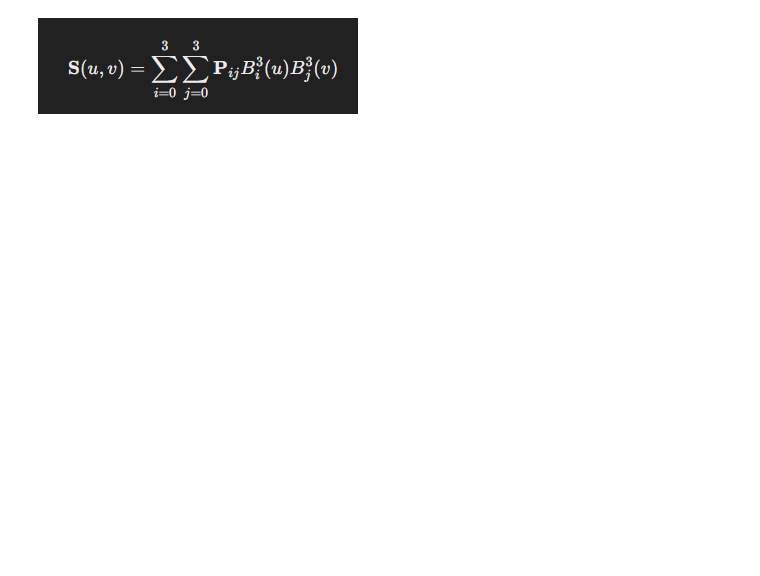
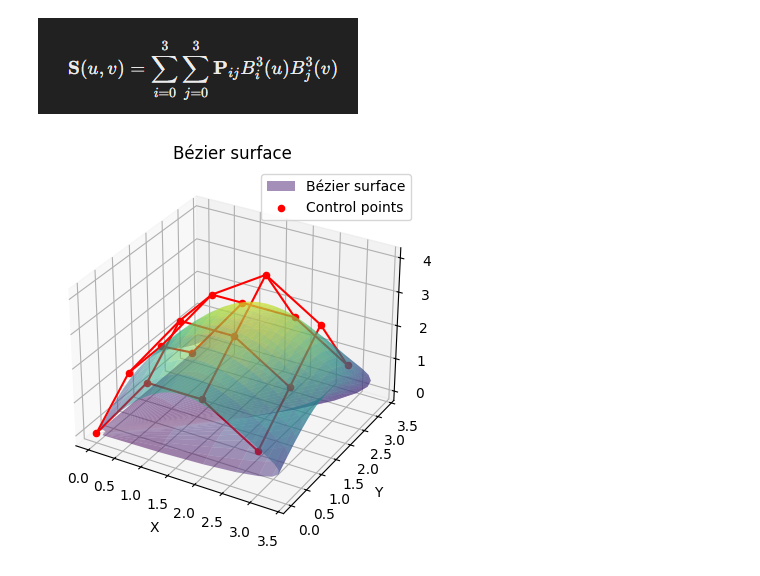
Before and after one commit to Nuwantha005/Beizer-Curves-trbogen, a Jupyter notebook: BiCubic.ipynb, the cells around one changed output. Cells and saved outputs as stored; diff of their text form; code cells hidden in the pictures; blank space fills up the shorter version.

```diff
--- a/BiCubic.ipynb
+++ b/BiCubic.ipynb
@@ -34,6 +34,95 @@ surface_points = np.array([
     bezier_surface(u, v, control_points)
     for u in u_vals for v in v_vals
 ]).reshape((20, 20, 3))
+# %%
+import numpy as np
+from mpl_toolkits.mplot3d import Axes3D
+import matplotlib.pyplot as plt
+
+# Define B-spline basis function
+def b_spline_basis(i, k, t, knots):
+    if k == 0:
+        return 1.0 if knots[i] <= t < knots[i+1] else 0.0
+    else:
+        denom1 = knots[i+k] - knots[i]
+        denom2 = knots[i+k+1] - knots[i+1]
+        term1 = ((t - knots[i]) / denom1) * b_spline_basis(i, k-1, t, knots) if denom1 > 0 else 0
+        term2 = ((knots[i+k+1] - t) / denom2) * b_spline_basis(i+1, k-1, t, knots) if denom2 > 0 else 0
+        return term1 + term2
+
+# Compute B-spline surface point
+def b_spline_surface(u, v, control_points, knots_u, knots_v, degree_u, degree_v):
+    m, n, _ = control_points.shape
+    S = np.zeros(3)
+    for i in range(m):
+        for j in range(n):
+            N_u = b_spline_basis(i, degree_u, u, knots_u)
+            N_v = b_spline_basis(j, degree_v, v, knots_v)
+            S += control_points[i, j] * N_u * N_v
+    return S
+
+# Control points (5x5 grid as an example)
+control_points = np.array([
+    [[0, 0, 0], [1, 0, 2], [2, 0, 2], [3, 0, 1], [4, 0, 0]],
+    [[0, 1, 1], [1, 1, 3], [2, 1, 3], [3, 1, 2], [4, 1, 1]],
+    [[0, 2, 1], [1, 2, 3], [2, 2, 4], [3, 2, 3], [4, 2, 1]],
+    [[0, 3, 0], [1, 3, 2], [2, 3, 2], [3, 3, 1], [4, 3, 0]],
+    [[0, 4, 0], [1, 4, 1], [2, 4, 1], [3, 4, 0], [4, 4, 0]],
+])
+
+# Knot vectors (uniform)
+#knots_u = [0, 0, 0, 0, 1, 2, 3, 3, 3, 3]
+#knots_v = [0, 0, 0, 0, 1, 2, 3, 3, 3, 3]
+
+#knots_u = [n for n in range (10)]
+#knots_v = [n for n in range (10)]
+
+knots_u = [0, 0, 0, 0, 1, 2, 3, 3, 3, 3]
+knots_v = [0, 0, 0, 0, 1, 2, 3, 3, 3, 3]
+
+# Degree of the spline
+degree_u = 3
+degree_v = 3
+
+# Sample the surface
+u_vals = np.linspace(knots_u[degree_u]+0.01, knots_u[-degree_u-1]-0.01, 30)
+v_vals = np.linspace(knots_v[degree_v]+0.01, knots_v[-degree_v-1]-0.01, 30)
+
+surface_points = np.array([
+    b_spline_surface(u, v, control_points, knots_u, knots_v, degree_u, degree_v)
+    for u in u_vals for v in v_vals
+]).reshape((30, 30, 3))
+
+
+
+fig = plt.figure()
+ax = fig.add_subplot(111, projection='3d')
+
+# Extract x, y, z coordinates
+X = surface_points[:, :, 0]
+Y = surface_points[:, :, 1]
+Z = surface_points[:, :, 2]
+
+ax.plot_surface(X, Y, Z, cmap='viridis',alpha = 0.5)
+# plot control points
+for i in range(4):
+    for j in range(4):
+        ax.scatter(control_points[i][j][0], control_points[i][j][1], control_points[i][j][2], color='r')
+#draw lines between control points
+for i in range(4):
+    for j in range(4):
+        if i < 3:
+            ax.plot([control_points[i][j][0], control_points[i+1][j][0]], [control_points[i][j][1], control_points[i+1][j][1]], [control_points[i][j][2], control_points[i+1][j][2]], color='r')
+        if j < 3:
+            ax.plot([control_points[i][j][0], control_points[i][j+1][0]], [control_points[i][j][1], control_points[i][j+1][1]], [control_points[i][j][2], control_points[i][j+1][2]], color='r')
+plt.title('Bézier surface')
+plt.xlabel('X')
+plt.ylabel('Y')
+ax.set_zlabel('Z')
+plt.legend(['Bézier surface', 'Control points'])
+plt.show()
+# %% [output]
+[figure, added]
 # %%
 from mpl_toolkits.mplot3d import Axes3D
 import matplotlib.pyplot as plt
```
Also changed, not shown: parts of 1 cell of this notebook, 2 other files.
